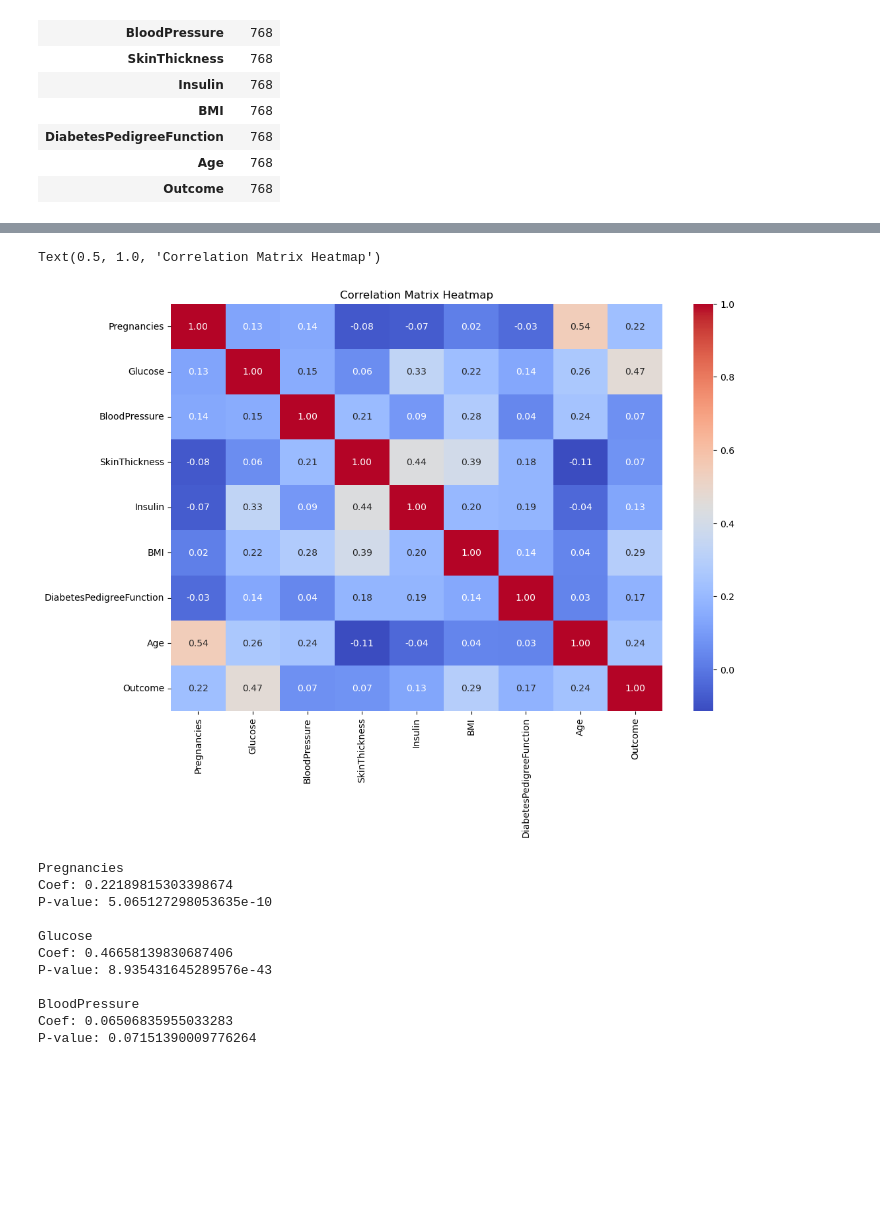
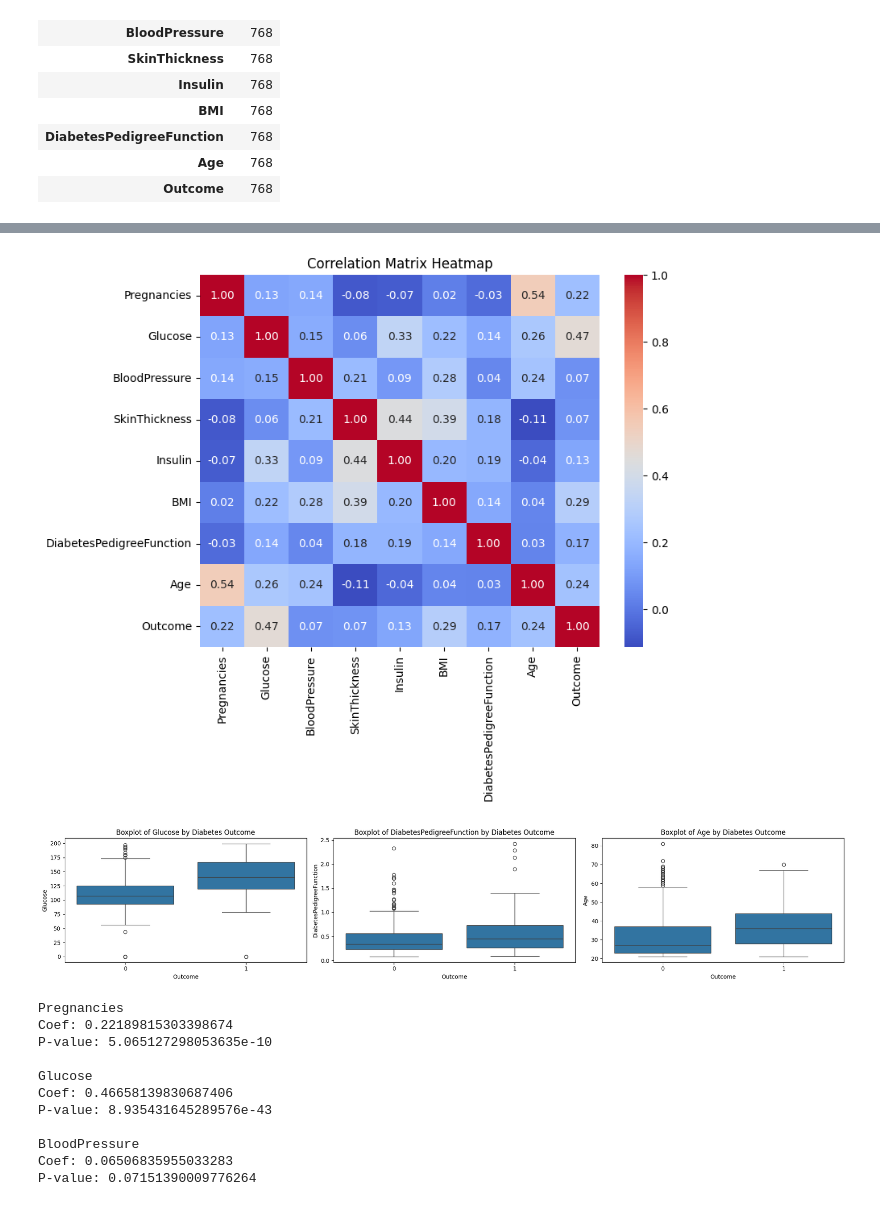
Before and after one commit to zahra-ahmadbeigloo/Data-analysis-projects, a Jupyter notebook: NIDDK-Data-Analysis/NIDDK-Data-Analysis.ipynb, the cells around one changed output, grey strips where cells are left out. Saved outputs shown, nothing was run; the diff lists cells and outputs as text; code cells hidden in the pictures; blank space fills up the shorter version.

```diff
--- a/NIDDK-Data-Analysis/NIDDK-Data-Analysis.ipynb
+++ b/NIDDK-Data-Analysis/NIDDK-Data-Analysis.ipynb
@@ -156,11 +157,23 @@ plt.show()
 # %%
 correlation_matrix = df.corr()
-plt.figure(figsize=(12, 8))
+plt.figure(figsize=(8, 6))
 sns.heatmap(correlation_matrix, annot=True, cmap='coolwarm', fmt='.2f')
 plt.title('Correlation Matrix Heatmap')
+plt.show()
 # %% [output]
-Text(0.5, 1.0, 'Correlation Matrix Heatmap')
-[figure, old version]
+[figure, new version]
+# %%
+features = ["Glucose", "DiabetesPedigreeFunction", "Age"]
+
+plt.figure(figsize=(20, 4))
+for i, col in enumerate(features, 1):
+    plt.subplot(1, 3, i)
+    sns.boxplot(x="Outcome", y=col, data=df)
+    plt.title(f"Boxplot of {col} by Diabetes Outcome")
+plt.tight_layout()
+plt.show()
+# %% [output]
+[figure, added]
 # %%
 for i in df.columns.values.tolist():
     c, p = stats.pearsonr(df[i], df["Outcome"])
```
Also changed, not shown: parts of 9 cells of this notebook.
